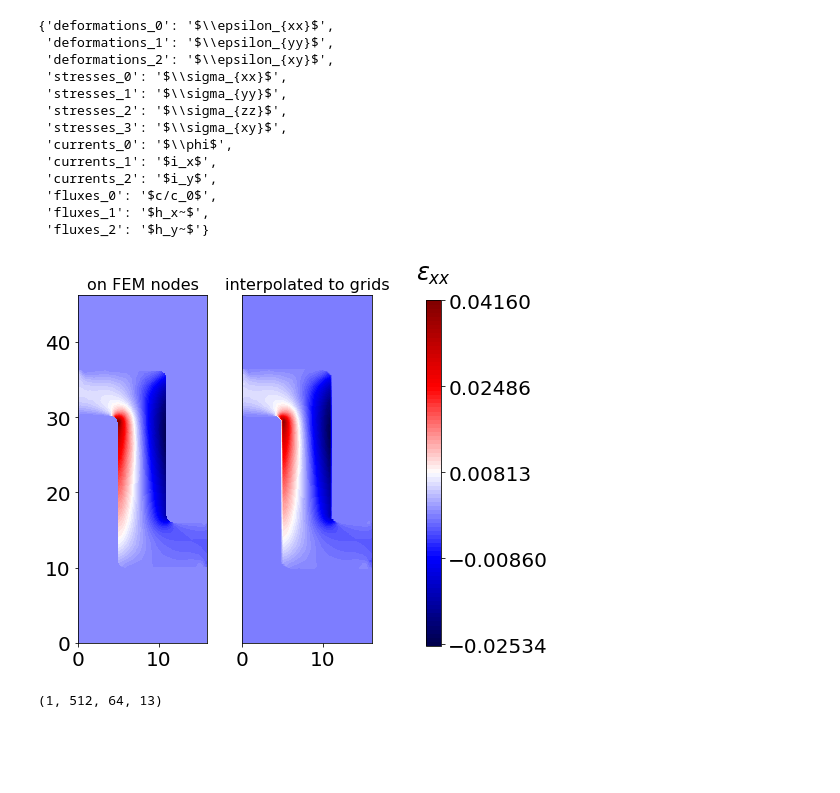
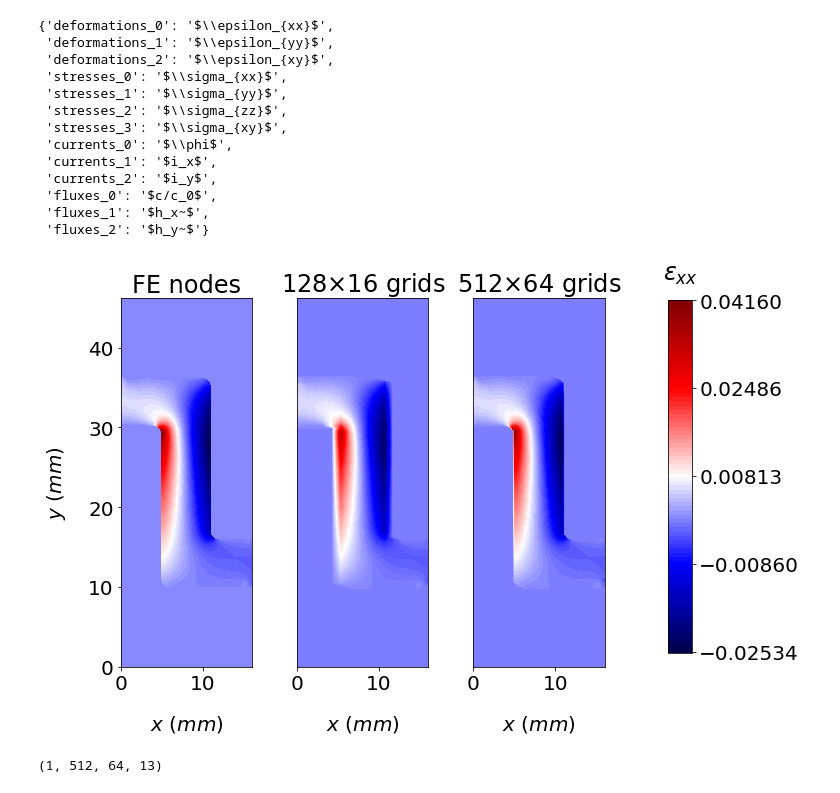
Before and after one commit to FGhavamian/cnn_battery, a Jupyter notebook: notebooks/plots_for_paper.ipynb, the cells around one changed output. Cells and saved outputs as stored; diff of their text form; code cells hidden in the pictures; blank space fills up the shorter version.

```diff
--- a/notebooks/plots_for_paper.ipynb
+++ b/notebooks/plots_for_paper.ipynb
@@ -163,6 +186,9 @@ mesh = make_mesh(pp.vtu_data[case_name])
 # %%
 x_grid = pp.grid['grid'][:, 0].reshape(*pp.grid['dim'])
 y_grid = pp.grid['grid'][:, 1].reshape(*pp.grid['dim'])
+
+x_grid_small = pp_small.grid['grid'][:, 0].reshape(*pp_small.grid['dim'])
+y_grid_small = pp_small.grid['grid'][:, 1].reshape(*pp_small.grid['dim'])
 # %%
 def plot_mesh_value(mesh, values_nodes, ax, vmin, vmax, levels=100, cmap='seismic'):
     triangulation = matplotlib.tri.Triangulation(mesh.points[:, 0], mesh.points[:, 1], mesh.simplices)
@@ -231,42 +257,60 @@ field_map
  'fluxes_0': '$c/c_0$',
  'fluxes_1': '$h_x~$',
  'fluxes_2': '$h_y~$'}
+# %%
+def get_vals(idx, pp0):
+    field_name = pp0.vtu_data[case_name]['solutions'].columns[idx]
+    field_name = '_'.join([str(f) for f in field_name])
+
+    grid_values = pp0.y[0, :, :, idx]
+    node_values = pp0.vtu_data[case_name]['solutions'].iloc[:, idx]
+
+    if (field_name == 'fluxes_1') or (field_name == 'fluxes_2'):
+        grid_values *= 10000
+        node_values *= 10000
+
+    vmin = node_values.min()
+    vmax = node_values.max()
+
+    return field_name, grid_values, node_values, vmin, vmax
 # %%
 idx = 0
 
-field_name = pp.vtu_data[case_name]['solutions'].columns[idx]
-field_name = '_'.join([str(f) for f in field_name])
+vals = get_vals(idx, pp)
+vals_small = get_vals(idx, pp_small)
 
-grid_values = pp.y[0, :, :, idx]
-node_values = pp.vtu_data[case_name]['solutions'].iloc[:, idx]
 
-if (field_name == 'fluxes_1') or (field_name == 'fluxes_2'):
-    grid_values *= 10000
-    node_values *= 10000
-
-vmin = node_values.min()
-vmax = node_values.max()
-
-fig, axs = plt.subplots(1,2, figsize=(5.3, 6))
+fig, axs = plt.subplots(1, 3, figsize=(8.5, 7))
 
 im1 = plot_mesh_value(mesh, node_values, axs[0], vmin=vmin, vmax=vmax, cmap='seismic')
-im2 = plot_grid_value(x_grid, y_grid, grid_values, axs[1], vmin=vmin, vmax=vmax, cmap='seismic')
+im2 = plot_grid_value(x_grid, y_grid, vals[1], axs[2], vmin=vals[-2], vmax=vals[-1], cmap='seismic')
+im3 = plot_grid_value(x_grid_small, y_grid_small, vals_small[1], axs[1], vmin=vals_small[-2], vmax=vals_small[-1], cmap='seismic')
 
-axs[0].set_title('on FEM nodes', fontsize=16)
-axs[1].set_title('interpolated to grids', fontsize=16)
+axs[0].set_title('FE nodes')
+axs[2].set_title('512$\\times$64 grids')
+axs[1].set_title('128$\\times$16 grids')
 
 axs[1].set_yticks([])
 axs[1].set_yticklabels([])
+axs[2].set_yticks([])
+axs[2].set_yticklabels([])
 
-cbar_ax = fig.add_axes([1.05, 0.1, 0.04, 0.8])
-cbar_ax.set_xlabel(field_map[field_name], rotation=0, labelpad=20, fontsize=24)
+axs[0].set_ylabel('$y~(mm)$', rotation=90, labelpad=20)
+axs[1].set_xlabel('$x~(mm)$', rotation=0, labelpad=20)
+axs[2].set_xlabel('$x~(mm)$', rotation=0, labelpad=20)
+axs[0].set_xlabel('$x~(mm)$', rotation=0, labelpad=20)
+
+# cbar_ax = fig.add_axes([1.05, 0.1, 0.04, 0.8])
+cbar_ax = fig.add_axes([1.05, 0.2, 0.04, 0.7])
+cbar_ax.set_xlabel(field_map[vals[0]], rotation=0, labelpad=20, fontsize=24)
 cbar_ax.xaxis.set_label_position('top')
 
 ticks = [v for v in np.linspace(vmin, vmax, 5)]
 
-plt.colorbar(im1, cax=cbar_ax, ticks=ticks)
-
+cb = plt.colorbar(im1, cax=cbar_ax, ticks=ticks)
 
 plt.tight_layout(pad=1)
+
+fig.savefig('./interp_bad_good.pdf', fomat='pdf', bbox_inches='tight')
 # %% [output]
-[figure, old version]
+[figure, new version]
```
Also changed, not shown: parts of 19 cells of this notebook, 22 other files.
